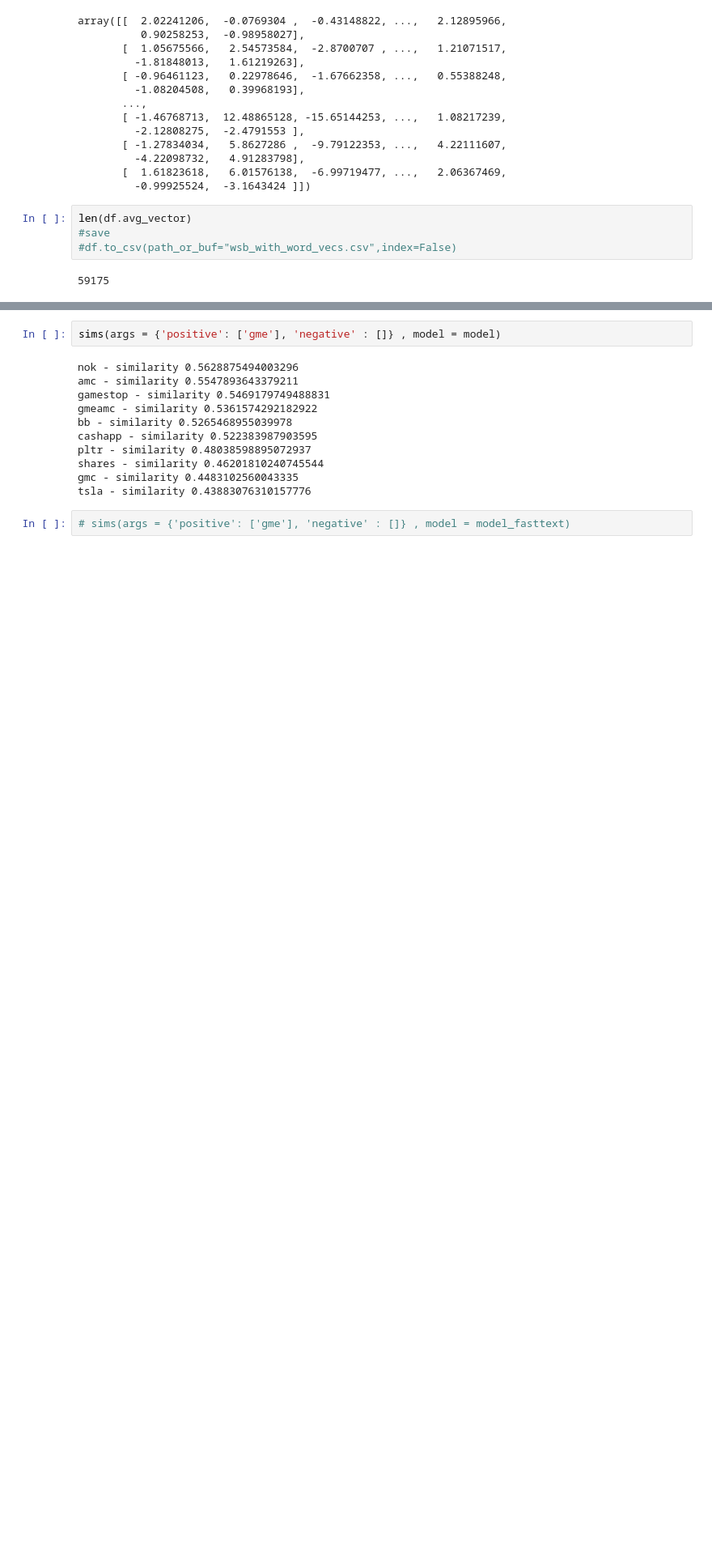
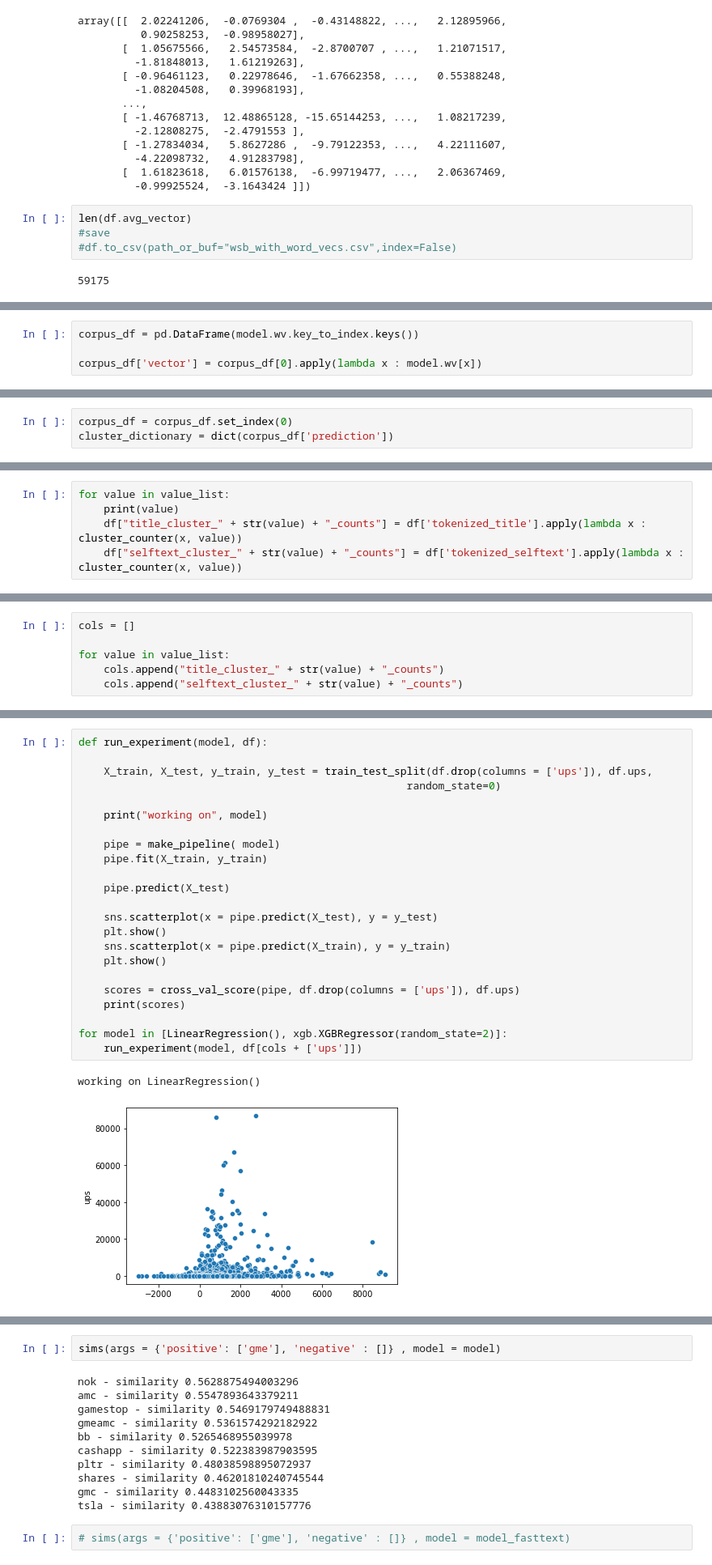
Before and after one commit to ElleNajt/ErdosInstitute-SIG_Project, a Jupyter notebook: Feature_Design/word2vec Jason's edits.ipynb, the cells around one changed output, grey strips where cells are left out. Shown at 81% size. Drawn from its saved outputs; the diff is of its cells as text; blank space fills up the shorter version.

Commit message:
added the concept class based regression

```diff
--- a/Feature_Design/word2vec Jason's edits.ipynb
+++ b/Feature_Design/word2vec Jason's edits.ipynb
@@ -160,0 +274,4 @@ from sklearn.decomposition import PCA
+# %%
+corpus_df = pd.DataFrame(model.wv.key_to_index.keys())
+
+corpus_df['vector'] = corpus_df[0].apply(lambda x : model.wv[x])
@@ -160,0 +415,3 @@ from sklearn.decomposition import PCA
+# %%
+corpus_df = corpus_df.set_index(0)
+cluster_dictionary = dict(corpus_df['prediction'])
@@ -160,0 +448,5 @@ from sklearn.decomposition import PCA
+# %%
+for value in value_list:
+    print(value)
+    df["title_cluster_" + str(value) + "_counts"] = df['tokenized_title'].apply(lambda x : cluster_counter(x, value))
+    df["selftext_cluster_" + str(value) + "_counts"] = df['tokenized_selftext'].apply(lambda x : cluster_counter(x, value))
@@ -160,0 +471,6 @@ from sklearn.decomposition import PCA
+# %%
+cols = []
+
+for value in value_list:
+    cols.append("title_cluster_" + str(value) + "_counts")
+    cols.append("selftext_cluster_" + str(value) + "_counts")
@@ -160,0 +480,26 @@ from sklearn.decomposition import PCA
+# %%
+def run_experiment(model, df):
+
+    X_train, X_test, y_train, y_test = train_test_split(df.drop(columns = ['ups']), df.ups,
+                                                    random_state=0)
+
+    print("working on", model)
+
+    pipe = make_pipeline( model)
+    pipe.fit(X_train, y_train)
+
+    pipe.predict(X_test)
+
+    sns.scatterplot(x = pipe.predict(X_test), y = y_test)
+    plt.show()
+    sns.scatterplot(x = pipe.predict(X_train), y = y_train)
+    plt.show()
+
+    scores = cross_val_score(pipe, df.drop(columns = ['ups']), df.ups)
+    print(scores)
+
+for model in [LinearRegression(), xgb.XGBRegressor(random_state=2)]:
+    run_experiment(model, df[cols + ['ups']])
+# %% [output]
+working on LinearRegression()
+[figure, added]
```
Also changed, not shown: parts of 35 cells of this notebook, 3 other files.
